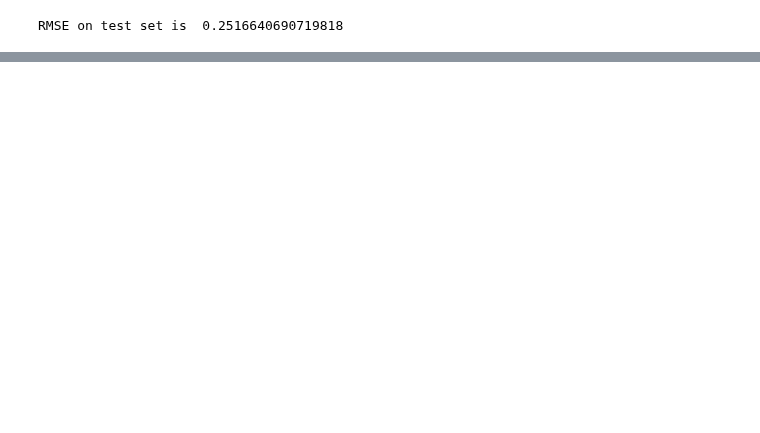
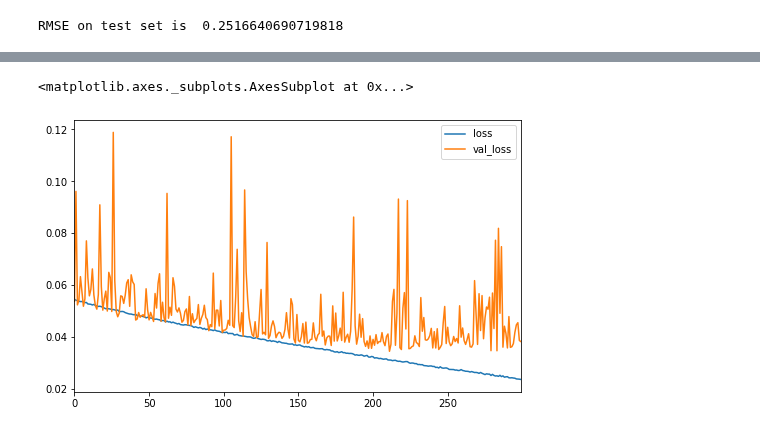
Before and after one commit to aniket-ak/Machine-Learning-CASP-Dataset, a Jupyter notebook: CASP.ipynb, the cells around one changed output, grey strips where cells are left out. Drawn from its saved outputs; the diff is of its cells as text; code cells hidden in the pictures; blank space fills up the shorter version.

```diff
--- a/CASP.ipynb
+++ b/CASP.ipynb
@@ -239,0 +228,26 @@ AttributeError: 'LocallyLinearEmbedding' object has no attribute 'explained_vari
+# %%
+from sklearn.pipeline import Pipeline
+from sklearn.preprocessing import MinMaxScaler
+from sklearn.decomposition import PCA
+
+scaler_pipeline = Pipeline([
+    ("minmax_scaler", MinMaxScaler()),
+])
+casp_scaled = scaler_pipeline.fit_transform(casp)
+
+from sklearn.model_selection import train_test_split
+
+X_train_full, X_test, y_train_full, y_test = train_test_split(casp_scaled[:,1:],casp_scaled[:,0], test_size=0.3, random_state=42)
+X_train, X_valid, y_train, y_valid = train_test_split(X_train_full, y_train_full, test_size=0.3, random_state=42)
+# %%
+model = keras.models.Sequential()
+model.add(keras.layers.InputLayer(input_shape=X_train[0,:].shape))
+model.add(keras.layers.Dense(3000, activation='relu'))
+model.add(keras.layers.Dense(2500, activation='relu'))
+model.add(keras.layers.Dense(2000, activation='relu'))
+model.add(keras.layers.Dense(1500, activation='relu'))
+model.add(keras.layers.Dense(1000, activation='relu'))
+model.add(keras.layers.Dense(500, activation='relu'))
+model.add(keras.layers.Dense(100, activation='relu'))
+model.add(keras.layers.Dense(50, activation='relu'))
+model.add(keras.layers.Dense(1))
@@ -239,0 +274,6 @@ AttributeError: 'LocallyLinearEmbedding' object has no attribute 'explained_vari
+# %%
+model.compile(loss="mean_squared_error", optimizer=keras.optimizers.SGD(lr=0.03))
+# %%
+history = model.fit(X_train, y_train, epochs=300,
+                   validation_data=(X_valid, y_valid),
+                   callbacks=[checkpoint_cb])
@@ -239,0 +298,5 @@ AttributeError: 'LocallyLinearEmbedding' object has no attribute 'explained_vari
+# %%
+pd.DataFrame(history.history).plot(figsize=(8,5))
+# %% [output]
+<matplotlib.axes._subplots.AxesSubplot at 0x...>
+[figure, added]
```
Also changed, not shown: parts of 36 cells of this notebook, 1 other file.
